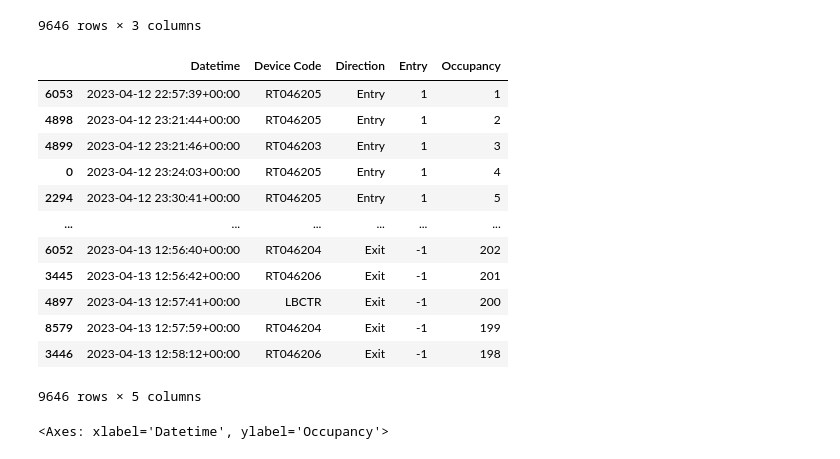
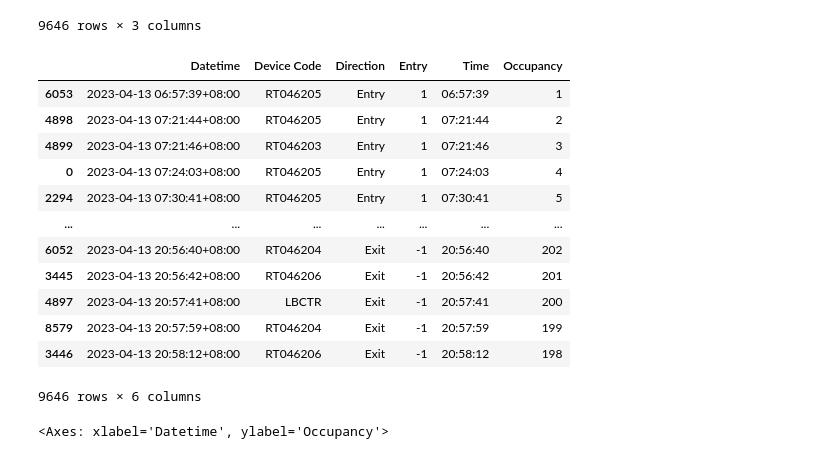
Before and after one commit to chriskbs/DSA3101, a Jupyter notebook: notebooks/eda2.ipynb, the cells around one changed output. Saved outputs shown, nothing was run; the diff lists cells and outputs as text; code cells hidden in the pictures.

```diff
--- a/notebooks/eda2.ipynb
+++ b/notebooks/eda2.ipynb
@@ -25,24 +25,27 @@ df
 9646 rows × 3 columns
 # %%
 new_df = df.copy()
+sgt_timezone = pytz.timezone('Asia/Singapore')
+new_df['Datetime'] = new_df['Datetime'].dt.tz_convert(sgt_timezone)
 new_df['Entry'] = new_df['Direction'].replace({'Entry':1, 'Exit':-1})
 new_df = new_df.sort_values('Datetime')
+new_df['Time'] = new_df['Datetime'].dt.strftime('%H:%M:%S')
 new_df['Occupancy'] = new_df['Entry'].cumsum()
 new_df
 # %% [output]
-|  | Datetime | Device Code | Direction | Entry | Occupancy |
-| 6053 | 2023-04-12 22:57:39+00:00 | RT046205 | Entry | 1 | 1 |
-| 4898 | 2023-04-12 23:21:44+00:00 | RT046205 | Entry | 1 | 2 |
-| 4899 | 2023-04-12 23:21:46+00:00 | RT046203 | Entry | 1 | 3 |
-| 0 | 2023-04-12 23:24:03+00:00 | RT046205 | Entry | 1 | 4 |
-| 2294 | 2023-04-12 23:30:41+00:00 | RT046205 | Entry | 1 | 5 |
-| ... | ... | ... | ... | ... | ... |
-| 6052 | 2023-04-13 12:56:40+00:00 | RT046204 | Exit | -1 | 202 |
-| 3445 | 2023-04-13 12:56:42+00:00 | RT046206 | Exit | -1 | 201 |
-| 4897 | 2023-04-13 12:57:41+00:00 | LBCTR | Exit | -1 | 200 |
-| 8579 | 2023-04-13 12:57:59+00:00 | RT046204 | Exit | -1 | 199 |
-| 3446 | 2023-04-13 12:58:12+00:00 | RT046206 | Exit | -1 | 198 |
+|  | Datetime | Device Code | Direction | Entry | Time | Occupancy |
+| 6053 | 2023-04-13 06:57:39+08:00 | RT046205 | Entry | 1 | 06:57:39 | 1 |
+| 4898 | 2023-04-13 07:21:44+08:00 | RT046205 | Entry | 1 | 07:21:44 | 2 |
+| 4899 | 2023-04-13 07:21:46+08:00 | RT046203 | Entry | 1 | 07:21:46 | 3 |
+| 0 | 2023-04-13 07:24:03+08:00 | RT046205 | Entry | 1 | 07:24:03 | 4 |
+| 2294 | 2023-04-13 07:30:41+08:00 | RT046205 | Entry | 1 | 07:30:41 | 5 |
+| ... | ... | ... | ... | ... | ... | ... |
+| 6052 | 2023-04-13 20:56:40+08:00 | RT046204 | Exit | -1 | 20:56:40 | 202 |
+| 3445 | 2023-04-13 20:56:42+08:00 | RT046206 | Exit | -1 | 20:56:42 | 201 |
+| 4897 | 2023-04-13 20:57:41+08:00 | LBCTR | Exit | -1 | 20:57:41 | 200 |
+| 8579 | 2023-04-13 20:57:59+08:00 | RT046204 | Exit | -1 | 20:57:59 | 199 |
+| 3446 | 2023-04-13 20:58:12+08:00 | RT046206 | Exit | -1 | 20:58:12 | 198 |
-9646 rows × 5 columns
+9646 rows × 6 columns
 # %%
 sns.lineplot(new_df, x='Datetime', y='Occupancy')
 # %% [output]
```
Also changed, not shown: parts of 4 cells of this notebook, 1 other file.
